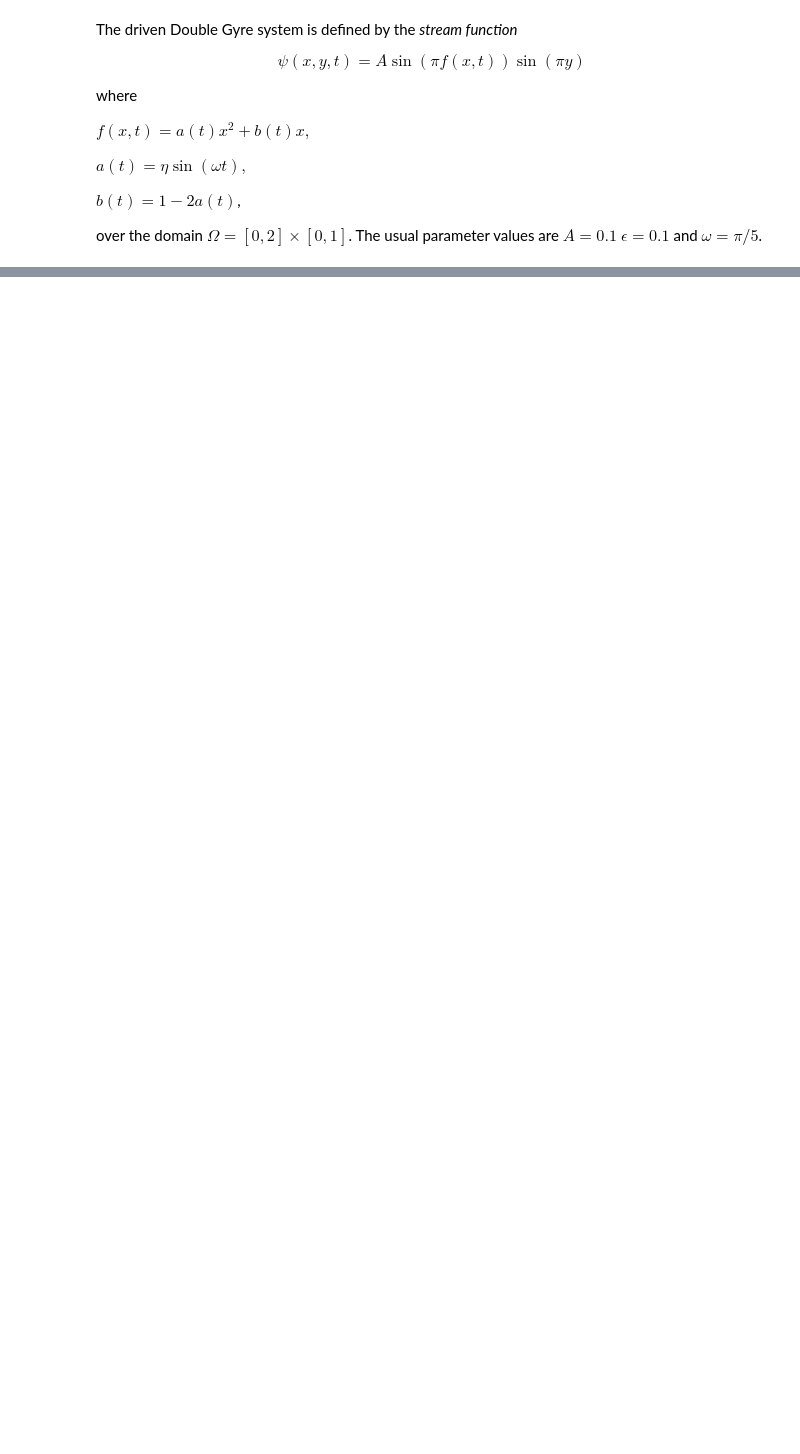
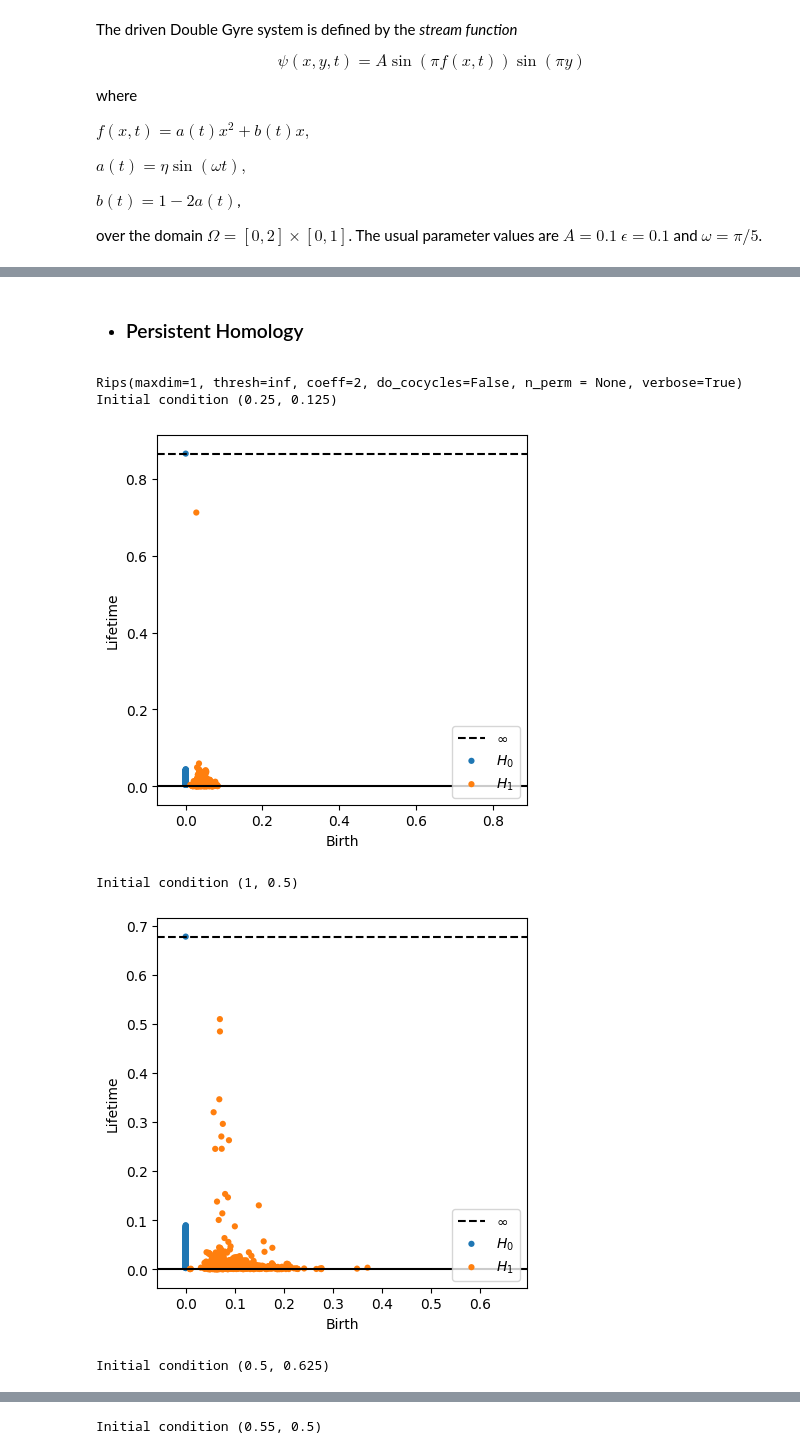
Before and after one commit to ximenafernandez/topology_fluids, a Jupyter notebook: Double_Gyre.ipynb, the cells around one changed output, grey strips where cells are left out. Cells and saved outputs as stored; diff of their text form; code cells hidden in the pictures; blank space fills up the shorter version.

```diff
--- a/Double_Gyre.ipynb
+++ b/Double_Gyre.ipynb
@@ -169,0 +171,18 @@ for i in range(4):
+# %% [markdown]
+* ### Persistent Homology
+# %%
+from ripser import Rips
+
+rips = Rips(maxdim = 1)
+for i in range(4):
+    dgms = rips.fit_transform(embedding[i])
+    rips.plot(dgms, lifetime=True)
+    print('Initial condition', P[i])
+    plt.show()
+# %% [output]
+Rips(maxdim=1, thresh=inf, coeff=2, do_cocycles=False, n_perm = None, verbose=True)
+Initial condition (0.25, 0.125)
+[figure, added]
+Initial condition (1, 0.5)
+[figure, added]
+Initial condition (0.5, 0.625)
@@ -169,0 +190 @@ for i in range(4):
+Initial condition (0.55, 0.5)
```
Also changed, not shown: parts of 17 cells of this notebook.
